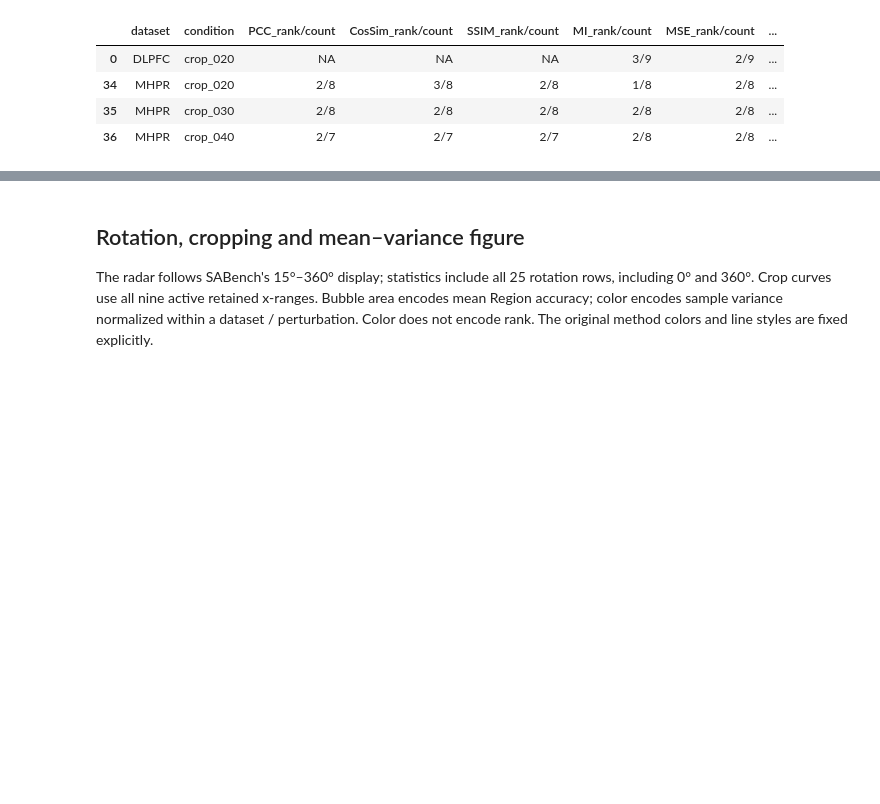
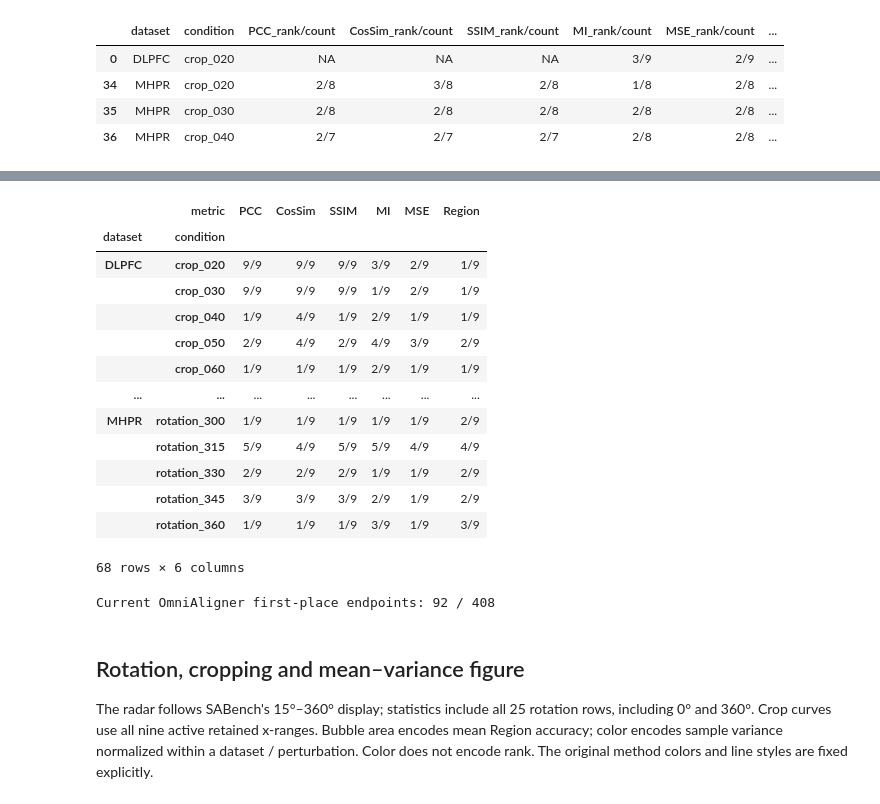
Before and after one commit to huboqiang/omnialigner, a Jupyter notebook: benchmarks/rev1/OmniAligner/notebooks/OmniAligner_rotation_crop_benchmark_reproduce.ipynb, the cells around one changed output, grey strips where cells are left out. Cells and saved outputs as stored; diff of their text form; code cells hidden in the pictures; blank space fills up the shorter version.

Commit message:
Validate robustness notebook with fixed nine-family failure credit

```diff
--- a/benchmarks/rev1/OmniAligner/notebooks/OmniAligner_rotation_crop_benchmark_reproduce.ipynb
+++ b/benchmarks/rev1/OmniAligner/notebooks/OmniAligner_rotation_crop_benchmark_reproduce.ipynb
@@ -446,3 +456,57 @@ OmniAligner is rank 1 in 92/402 eligible condition–metric combinations.
+# %%
+fixed_rows = []
+for (dataset, condition), group in scores.groupby(["dataset", "condition"], sort=True):
+    for metric in METRICS:
+        for family in dict.fromkeys(families.values()):
+            variants = group.loc[group.method.map(families).eq(family)]
+            valid = variants.loc[variants[metric+"_eligible"] & variants[metric].notna()]
+            if len(valid):
+                representative = valid.sort_values(metric, ascending=metric=="MSE", kind="stable").iloc[0]
+                value, eligible_pair = float(representative[metric]), True
+                configuration = representative.method
+            else:
+                value, eligible_pair, configuration = np.nan, False, None
+            fixed_rows.append(dict(dataset=dataset, condition=condition, metric=metric,
+                algorithm=family, raw_value=value, eligible=eligible_pair,
+                representative_configuration=configuration,
+                perturbation=group.iloc[0].perturbation, parameter=int(group.iloc[0].parameter)))
+fixed_scores = pd.DataFrame(fixed_rows)
+assert fixed_scores.algorithm.nunique() == 9
+fixed_scores["rank"] = 9
+for (_, _, metric), group in fixed_scores.groupby(["dataset", "condition", "metric"]):
+    valid = group.loc[group.eligible]
+    for index, row in valid.iterrows():
+        # The frozen comparison uses an absolute 1e-12 tie tolerance.
+        better = valid.raw_value.lt(row.raw_value - 1e-12) if metric=="MSE" else valid.raw_value.gt(row.raw_value + 1e-12)
+        fixed_scores.loc[index,"rank"] = 1 + int(better.sum())
+fixed_scores["rank_credit"] = (9-fixed_scores["rank"])/8
+fixed_scores["rank/count"] = fixed_scores["rank"].astype(int).astype(str)+"/9"
+assert fixed_scores.loc[~fixed_scores.eligible,"rank_credit"].eq(0).all()
+fixed_own = fixed_scores.loc[fixed_scores.algorithm.eq("OmniAligner")].copy()
+assert len(fixed_own) == 408
+fixed_scores.to_csv(OUTPUT_ROOT / "all_families_fixed_nine_ranks.csv",index=False)
+fixed_own.to_csv(OUTPUT_ROOT / "OmniAligner_current_fixed_nine_ranks.csv",index=False)
+current_summary = fixed_scores.groupby(["dataset","perturbation","algorithm","metric"],sort=False).agg(
+    rank_credit=("rank_credit","mean"), scored_conditions=("eligible","sum"), expected_conditions=("eligible","size")).reset_index()
+current_summary.to_csv(OUTPUT_ROOT / "fixed_nine_condition_coverage_summary.csv",index=False)
+display(fixed_own.pivot(index=["dataset","condition"],columns="metric",values="rank/count").reindex(columns=METRICS))
+print("Current OmniAligner first-place endpoints:", int(fixed_own["rank"].eq(1).sum()), "/",len(fixed_own))
+# %% [output]
+|  | metric | PCC | CosSim | SSIM | MI | MSE | Region |
+| dataset | condition |  |  |  |  |  |  |
+| DLPFC | crop_020 | 9/9 | 9/9 | 9/9 | 3/9 | 2/9 | 1/9 |
+|  | crop_030 | 9/9 | 9/9 | 9/9 | 1/9 | 2/9 | 1/9 |
+|  | crop_040 | 1/9 | 4/9 | 1/9 | 2/9 | 1/9 | 1/9 |
+|  | crop_050 | 2/9 | 4/9 | 2/9 | 4/9 | 3/9 | 2/9 |
+|  | crop_060 | 1/9 | 1/9 | 1/9 | 2/9 | 1/9 | 1/9 |
+| ... | ... | ... | ... | ... | ... | ... | ... |
+| MHPR | rotation_300 | 1/9 | 1/9 | 1/9 | 1/9 | 1/9 | 2/9 |
+|  | rotation_315 | 5/9 | 4/9 | 5/9 | 5/9 | 4/9 | 4/9 |
+|  | rotation_330 | 2/9 | 2/9 | 2/9 | 1/9 | 1/9 | 2/9 |
+|  | rotation_345 | 3/9 | 3/9 | 3/9 | 2/9 | 1/9 | 2/9 |
+|  | rotation_360 | 1/9 | 1/9 | 1/9 | 3/9 | 1/9 | 3/9 |
+68 rows × 6 columns
+Current OmniAligner first-place endpoints: 92 / 408
 # %% [markdown]
 ## Rotation, cropping and mean–variance figure
 
```
Also changed, not shown: parts of 4 cells of this notebook, 1 other file.
